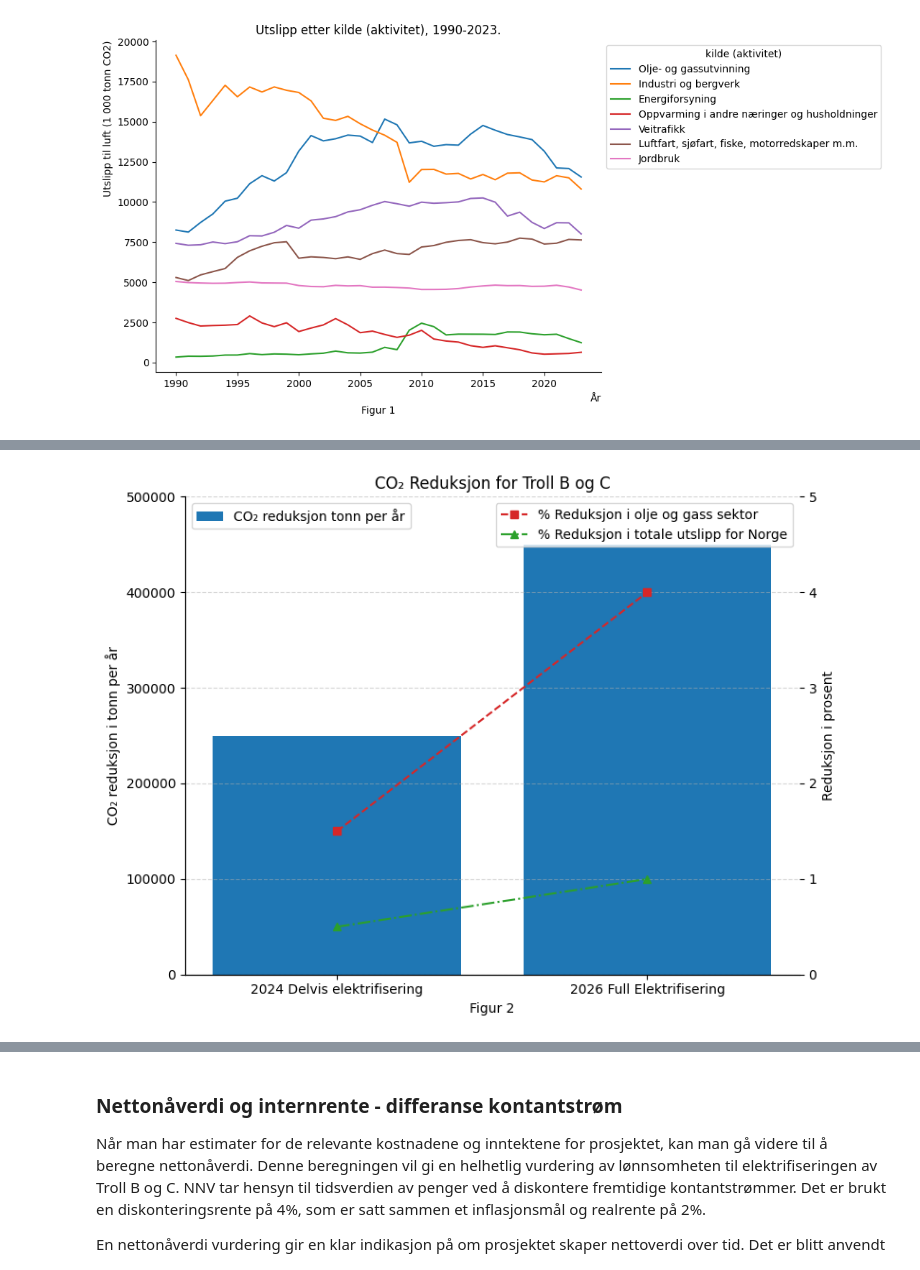
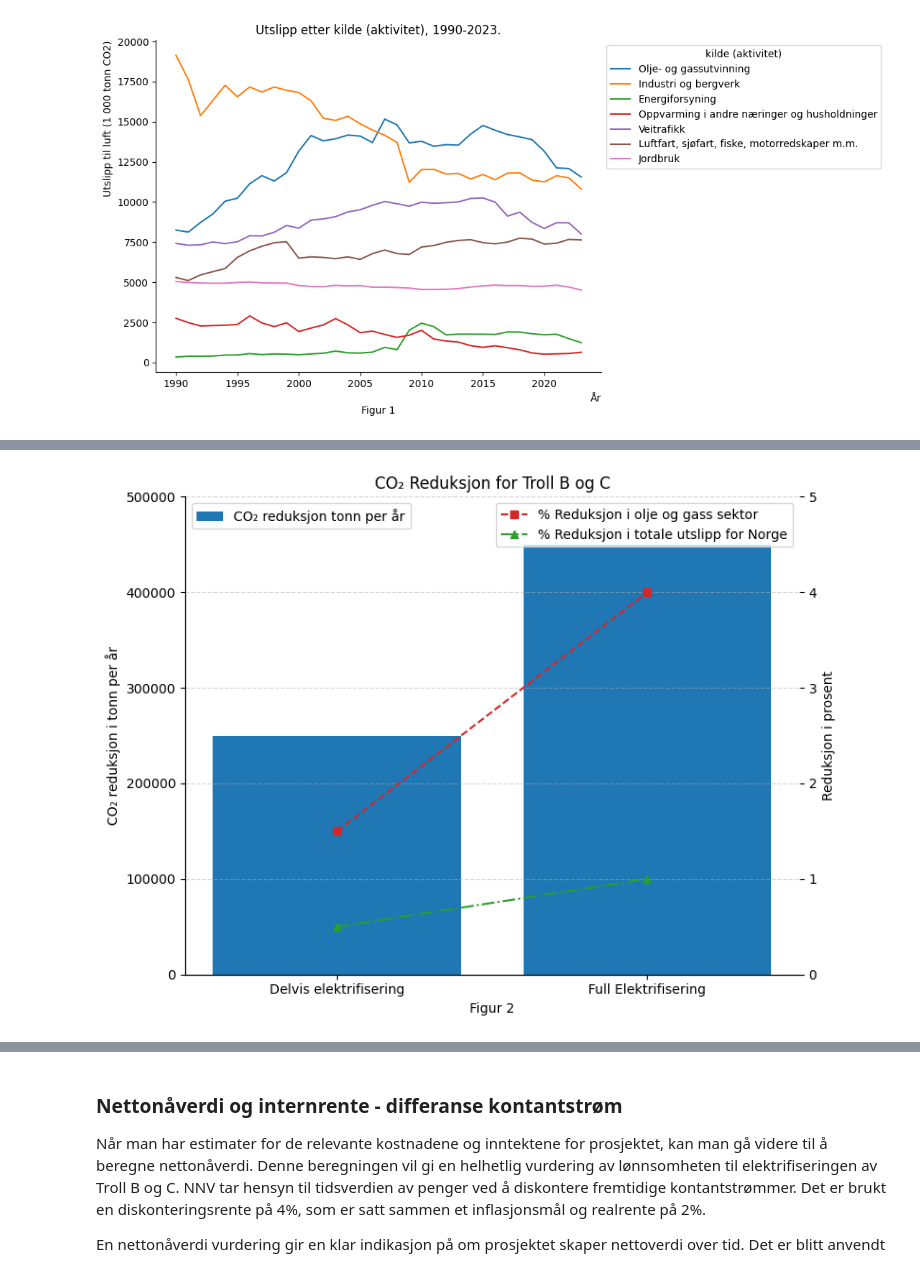
Before and after one commit to loopdiggaz/SOK2014, a Jupyter notebook: PO/Prosjektoppgave.ipynb, the cells around one changed output, grey strips where cells are left out. Saved outputs shown, nothing was run; the diff lists cells and outputs as text; code cells hidden in the pictures.

```diff
--- a/PO/Prosjektoppgave.ipynb
+++ b/PO/Prosjektoppgave.ipynb
@@ -117,34 +142,34 @@ Anlegg i kraftsektoren og industrien må ha en utslippskvote for hvert tonn $CO2
 # %%
-Prosjekt = ["2024 Delvis elektrifisering", "2026 Full Elektrifisering"]
+Prosjekt = ["Delvis elektrifisering", "Full Elektrifisering"]
 Co2_reduksjon = [250000, 450000]
 prosent_reduksjon_oljeoggass_sektor = [1.5, 4]
 prosent_totale_utslipp = [0.5, 1]
 
 fig, ax1 = plt.subplots(figsize=(8, 6))
 
 ax1.set_xlabel('Figur 2')
 ax1.set_ylabel('CO₂ reduksjon i tonn per år')
 ax1.bar(Prosjekt,Co2_reduksjon, label="CO₂ reduksjon tonn per år")
 ax1.tick_params(axis='y')
 ax1.set_ylim(0, 500_000)
 ax1.legend(loc="upper left")
 
 ax2 = ax1.twinx()
 ax2.set_ylabel('Reduksjon i prosent')
 ax2.plot(Prosjekt, prosent_reduksjon_oljeoggass_sektor, marker='s',color='tab:red', linestyle='--', label="% Reduksjon i olje og gass sektor")
 ax2.plot(Prosjekt, prosent_totale_utslipp, marker='^', color='tab:green', linestyle='-.', label="% Reduksjon i totale utslipp for Norge")
 ax2.tick_params(axis='y')
 ax2.set_ylim(0, 5)
 ax2.legend(loc="upper right")
 
 ax1.spines['top'].set_visible(False)
 ax1.spines['right'].set_visible(False)
 ax2.spines['top'].set_visible(False)
 ax2.spines['right'].set_visible(False)
 
 plt.title("CO₂ Reduksjon for Troll B og C")
 plt.grid(True, axis='y', linestyle='--', alpha=0.5)
 plt.tight_layout()
 plt.show()
 # %% [output]
-[figure, old version]
+[figure, new version]
```
Also changed, not shown: parts of 12 cells of this notebook, 2 other files.
